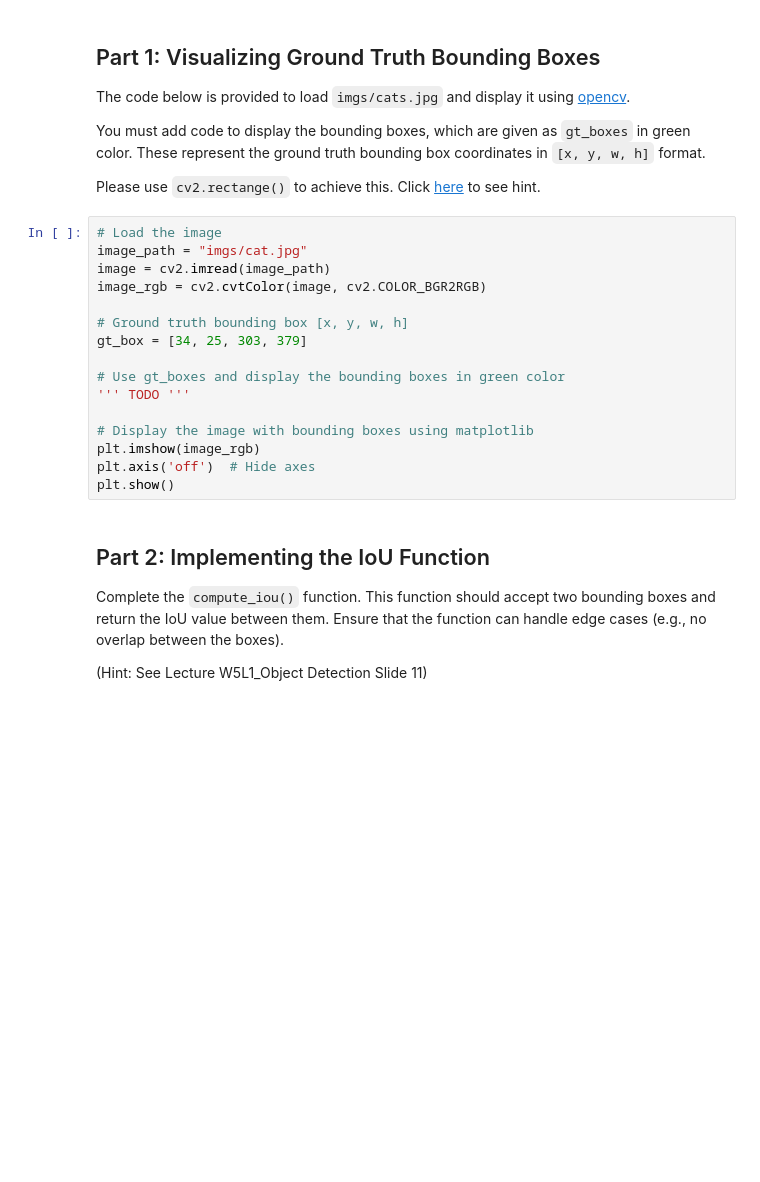
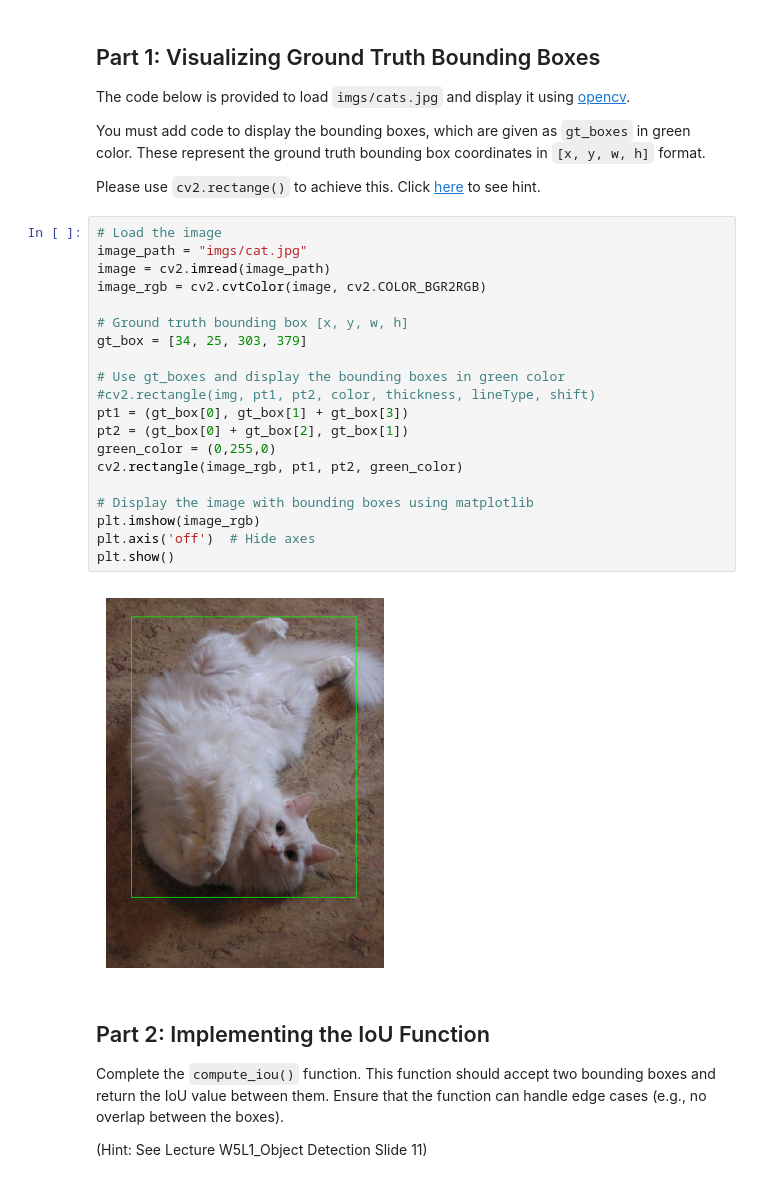
Before and after one commit to aafsal2004/EEC174_MPROJECTA1_AA_TN, a Jupyter notebook: PreLab.ipynb, the cells around one changed output. Cells and saved outputs as stored; diff of their text form; blank space fills up the shorter version.

```diff
--- a/PreLab.ipynb
+++ b/PreLab.ipynb
@@ -16,19 +16,25 @@ Please use `cv2.rectange()` to achieve this. Click [here](https://docs.opencv.or
 # %%
 # Load the image
 image_path = "imgs/cat.jpg"
 image = cv2.imread(image_path)
 image_rgb = cv2.cvtColor(image, cv2.COLOR_BGR2RGB)
 
 # Ground truth bounding box [x, y, w, h]
 gt_box = [34, 25, 303, 379]
 
 # Use gt_boxes and display the bounding boxes in green color
-''' TODO '''
+#cv2.rectangle(img, pt1, pt2, color, thickness, lineType, shift)
+pt1 = (gt_box[0], gt_box[1] + gt_box[3])
+pt2 = (gt_box[0] + gt_box[2], gt_box[1])
+green_color = (0,255,0)
+cv2.rectangle(image_rgb, pt1, pt2, green_color)
 
 # Display the image with bounding boxes using matplotlib
 plt.imshow(image_rgb)
 plt.axis('off')  # Hide axes
 plt.show()
+# %% [output]
+[figure, added]
 # %% [markdown]
 ## Part 2: Implementing the IoU Function
 
```
